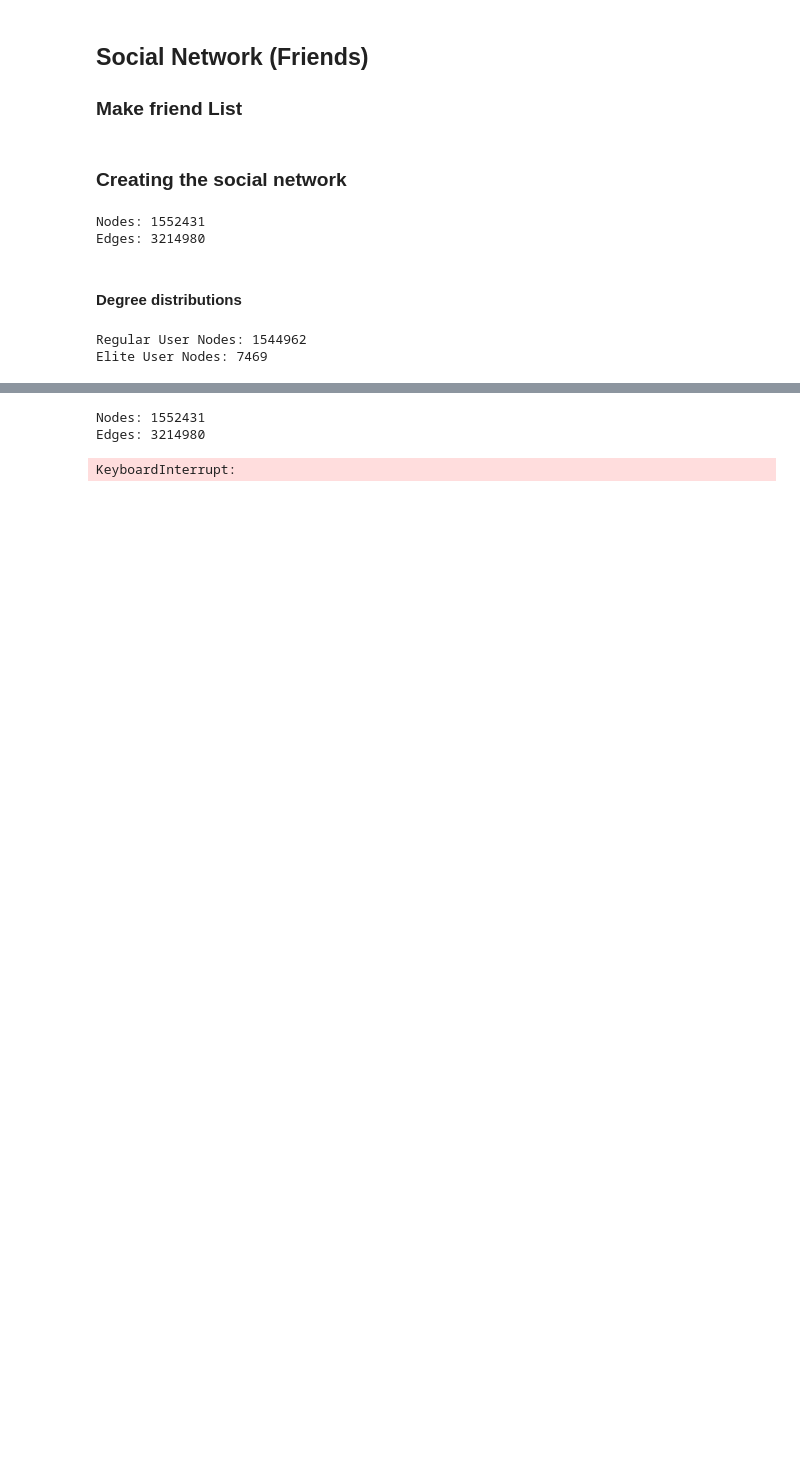
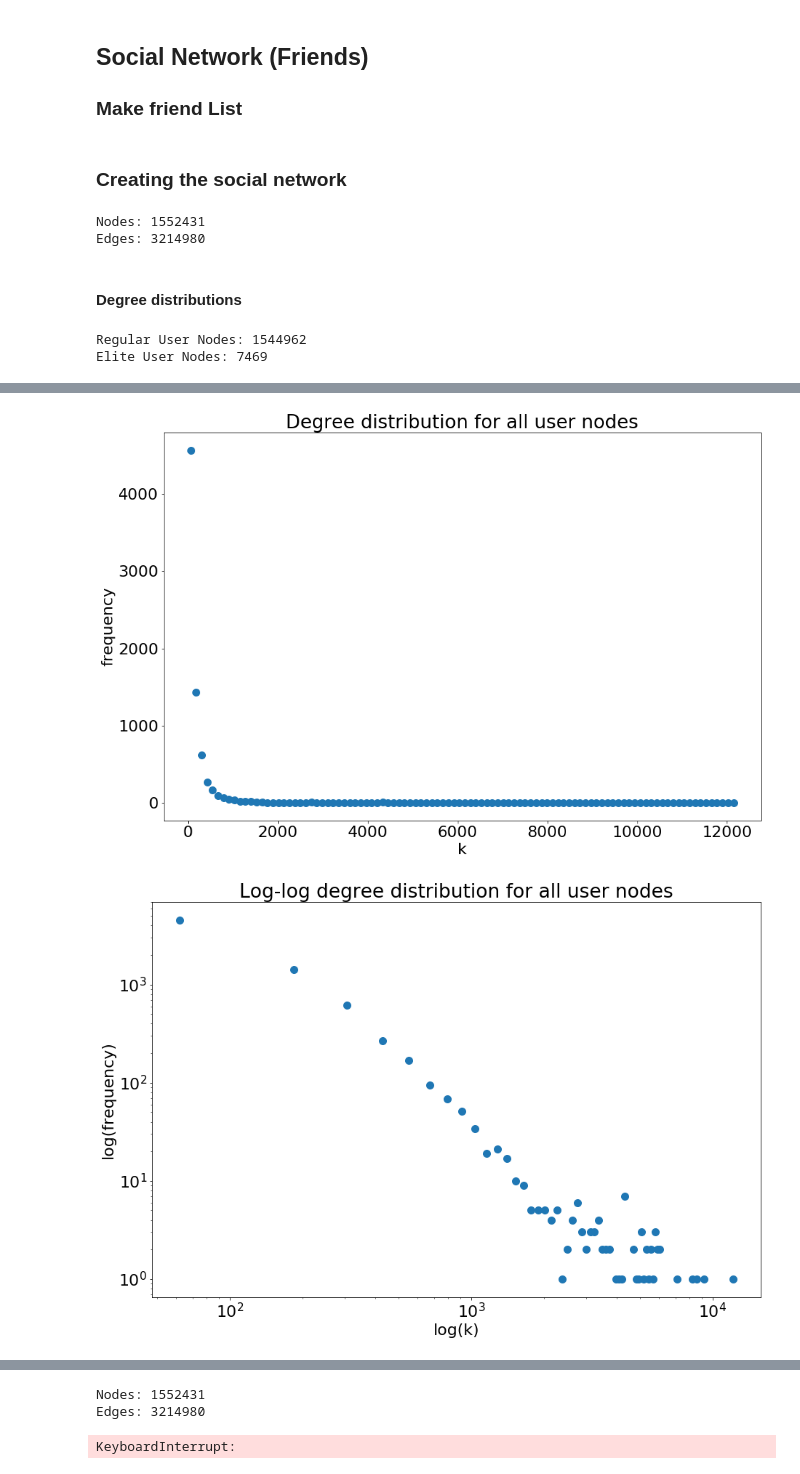
Before and after one commit to thomasnilsson/02805-social-graphs-2018, a Jupyter notebook: project1/Social Network.ipynb, the cells around one changed output, grey strips where cells are left out. Drawn from its saved outputs; the diff is of its cells as text; code cells hidden in the pictures; blank space fills up the shorter version.

```diff
--- a/project1/Social Network.ipynb
+++ b/project1/Social Network.ipynb
@@ -135,3 +138,8 @@ degree_plot(social_network, nodes=user_nodes, title="user nodes", filename='degr
+# %%
+degree_plot(social_network, nodes=elite_nodes, title="all user nodes", filename='degree_social_all')
+# %% [output]
+[figure, added]
+[figure, added]
 # %%
 degree_plot(social_network, nodes=elite_nodes, title="elite nodes", filename='degree_social_elite')
 # %% [output]
```
Also changed, not shown: parts of 10 cells of this notebook, 49 other files.
